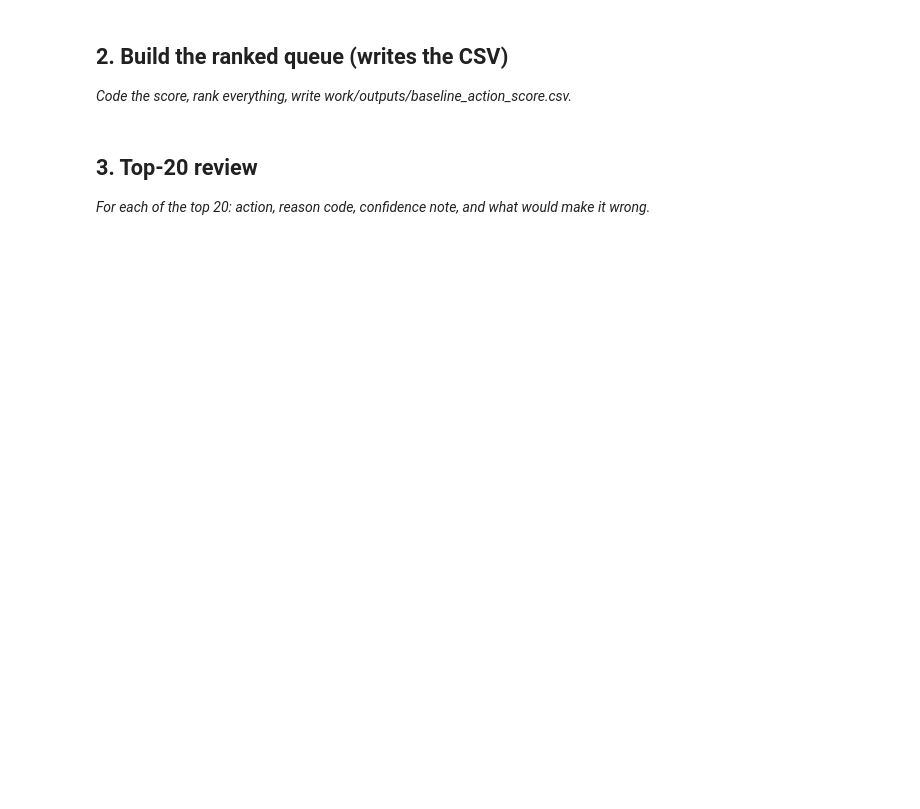
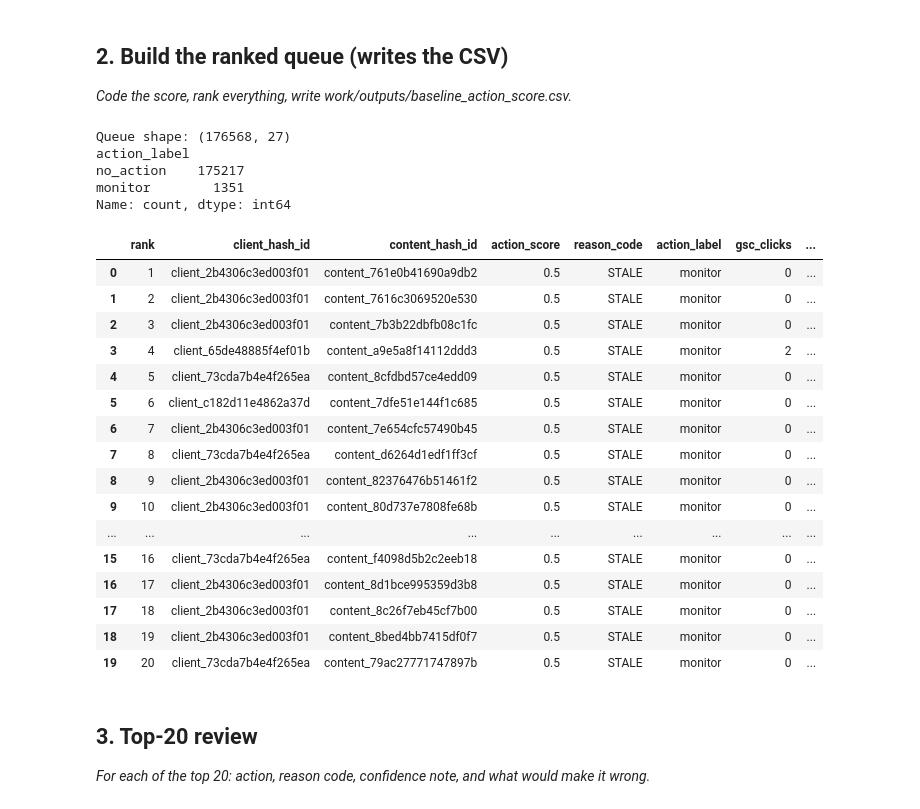
Before and after one commit to shakhaoathpappu-jpg/FlyRank-ML-Internship, a Jupyter notebook: work/notebooks/w04_baseline_score.ipynb, the cells around one changed output. Saved outputs shown, nothing was run; the diff lists cells and outputs as text; code cells hidden in the pictures; blank space fills up the shorter version.

```diff
--- a/work/notebooks/w04_baseline_score.ipynb
+++ b/work/notebooks/w04_baseline_score.ipynb
@@ -23,3 +154,70 @@ This skeleton is yours to fill. Work the sections **in order** — each one has
+# %%
+# This cell is for CODE (numbers, a query, a check).
+# Write your text answer in the cell ABOVE this one — typing sentences here breaks Run All.
+
+STALE_CAP_DAYS = 180  # beyond this, extra staleness doesn't add more urgency
+
+base["staleness_score"] = (base["days_since_update"].clip(upper=STALE_CAP_DAYS) / STALE_CAP_DAYS).fillna(0)
+
+bucket_median_ctr = base.groupby("position_bucket")["ctr"].transform("median")
+base["ctr_gap_score"] = (1 - (base["ctr"] / bucket_median_ctr)).clip(lower=0, upper=1).fillna(0)
+
+base["action_score"] = (0.5 * base["staleness_score"] + 0.5 * base["ctr_gap_score"]).round(4)
+
+def reason_code(row):
+    if row["staleness_score"] >= 0.5 and row["ctr_gap_score"] >= 0.5:
+        return "STALE_AND_CTR_GAP"
+    if row["staleness_score"] > row["ctr_gap_score"]:
+        return "STALE"
+    if row["ctr_gap_score"] > row["staleness_score"]:
+        return "CTR_GAP"
+    return "NO_SIGNAL"
+
+base["reason_code"] = base.apply(reason_code, axis=1)
+
+def action_label(score):
+    if score >= 0.66: return "refresh_now"
+    if score >= 0.33: return "monitor"
+    return "no_action"
+
+base["action_label"] = base["action_score"].apply(action_label)
+
+queue = base.sort_values("action_score", ascending=False).reset_index(drop=True)
+queue["rank"] = queue.index + 1
+
+output_cols = ["rank", "client_hash_id", "content_hash_id", "action_score", "reason_code", "action_label",
+               "gsc_clicks", "gsc_impressions", "ctr", "avg_position", "days_since_update", "trend_direction"]
+
+import os
+os.makedirs("work/outputs", exist_ok=True)
+queue[output_cols].to_csv("work/outputs/baseline_action_score.csv", index=False)
+
+print("Queue shape:", queue.shape)
+print(queue["action_label"].value_counts())
+queue[output_cols].head(20)
+# %% [output]
+Queue shape: (176568, 27)
+action_label
+no_action    175217
+monitor        1351
+Name: count, dtype: int64
+|  | rank | client_hash_id | content_hash_id | action_score | reason_code | action_label | gsc_clicks | ... |
+| 0 | 1 | client_2b4306c3ed003f01 | content_761e0b41690a9db2 | 0.5 | STALE | monitor | 0 | ... |
+| 1 | 2 | client_2b4306c3ed003f01 | content_7616c3069520e530 | 0.5 | STALE | monitor | 0 | ... |
+| 2 | 3 | client_2b4306c3ed003f01 | content_7b3b22dbfb08c1fc | 0.5 | STALE | monitor | 0 | ... |
+| 3 | 4 | client_65de48885f4ef01b | content_a9e5a8f14112ddd3 | 0.5 | STALE | monitor | 2 | ... |
+| 4 | 5 | client_73cda7b4e4f265ea | content_8cfdbd57ce4edd09 | 0.5 | STALE | monitor | 0 | ... |
+| 5 | 6 | client_c182d11e4862a37d | content_7dfe51e144f1c685 | 0.5 | STALE | monitor | 0 | ... |
+| 6 | 7 | client_2b4306c3ed003f01 | content_7e654cfc57490b45 | 0.5 | STALE | monitor | 0 | ... |
+| 7 | 8 | client_73cda7b4e4f265ea | content_d6264d1edf1ff3cf | 0.5 | STALE | monitor | 0 | ... |
+| 8 | 9 | client_2b4306c3ed003f01 | content_82376476b51461f2 | 0.5 | STALE | monitor | 0 | ... |
+| 9 | 10 | client_2b4306c3ed003f01 | content_80d737e7808fe68b | 0.5 | STALE | monitor | 0 | ... |
+| ... | ... | ... | ... | ... | ... | ... | ... | ... |
+| 15 | 16 | client_73cda7b4e4f265ea | content_f4098d5b2c2eeb18 | 0.5 | STALE | monitor | 0 | ... |
+| 16 | 17 | client_2b4306c3ed003f01 | content_8d1bce995359d3b8 | 0.5 | STALE | monitor | 0 | ... |
+| 17 | 18 | client_2b4306c3ed003f01 | content_8c26f7eb45cf7b00 | 0.5 | STALE | monitor | 0 | ... |
+| 18 | 19 | client_2b4306c3ed003f01 | content_8bed4bb7415df0f7 | 0.5 | STALE | monitor | 0 | ... |
+| 19 | 20 | client_73cda7b4e4f265ea | content_79ac27771747897b | 0.5 | STALE | monitor | 0 | ... |
 # %% [markdown]
 ## 3. Top-20 review
 
```
Also changed, not shown: parts of 7 cells of this notebook.
